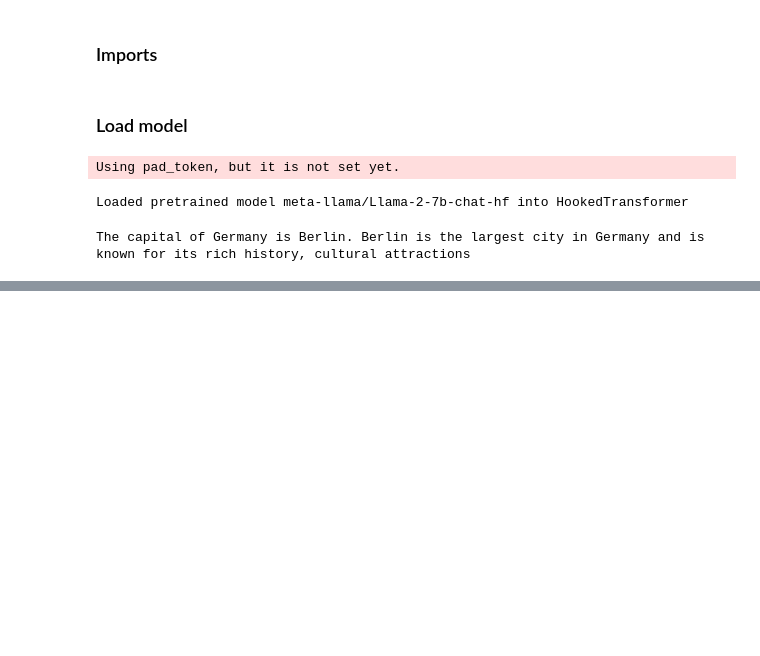
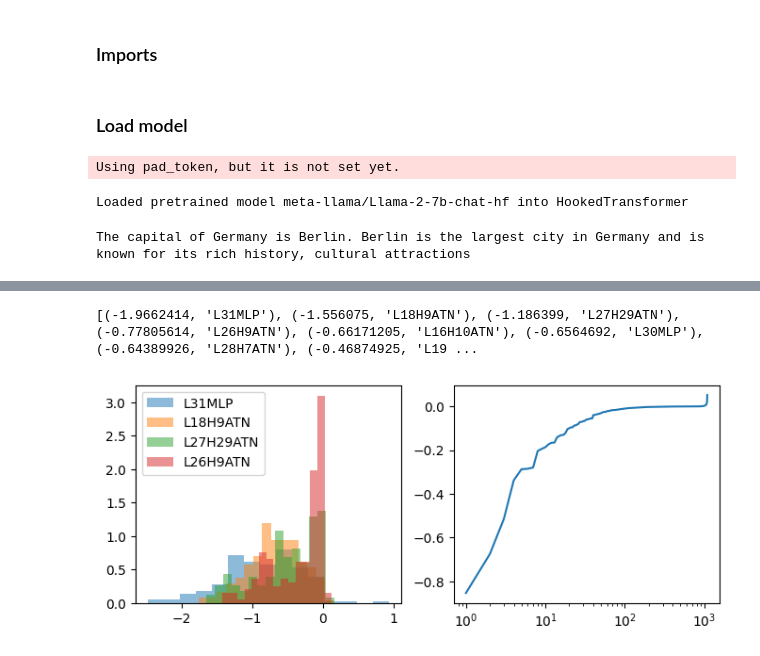
Before and after one commit to ed1d1a8d/prompt-injection-interp, a Jupyter notebook: notebooks/dontsay/dontsay-plots.ipynb, the cells around one changed output, grey strips where cells are left out. Saved outputs shown, nothing was run; the diff lists cells and outputs as text; code cells hidden in the pictures; blank space fills up the shorter version.

Commit message:
Made a nice plot and a okay table

```diff
--- a/notebooks/dontsay/dontsay-plots.ipynb
+++ b/notebooks/dontsay/dontsay-plots.ipynb
@@ -121,3 +125,0 @@ prompt_dict = dict(
-# %%
-pd_base = prompt_dict["dontsay_base"]
-cache = pd_base.cache
@@ -127,0 +159,13 @@ torch.Size([61, 4096])
+# %%
+log_bf_means = log_bf_ats.mean(axis=0)
+
+utils.plot_head_data(
+    lines=[
+        (f"log_bf_means", log_bf_means / np.log(10), labels),
+    ],
+    spacing=32,
+    title="dontsay competing, multi-component ablation",
+    yaxis_title="Log_10 Odds",
+    xaxis_title="Ablated Components (cumulative)",
+    height=420, width=800
+).show()
@@ -127,0 +174,28 @@ torch.Size([61, 4096])
+# %%
+log_bf_x_label = sorted(list(zip(log_bf_means, labels)))
+print(log_bf_x_label[:10])
+
+plt.figure(figsize=(8, 3))
+
+plt.subplot(1, 2, 1)
+for _, label in log_bf_x_label[:4]:
+    idx = labels.index(label)
+    plt.hist(
+        log_bf_ats[:, idx] / np.log(10),
+        label=label,
+        bins=15,
+        density=True,
+        alpha=0.5,
+    )
+
+# plt.hist(log_bf_means / np.log(10), bins=100, density=True)
+plt.legend()
+
+plt.subplot(1, 2, 2)
+plt.plot(np.arange(len(log_bf_means)) + 1, np.sort(log_bf_means) / np.log(10))
+plt.xscale("log")
+
+plt.show()
+# %% [output]
+[(-1.9662414, 'L31MLP'), (-1.556075, 'L18H9ATN'), (-1.186399, 'L27H29ATN'), (-0.77805614, 'L26H9ATN'), (-0.66171205, 'L16H10ATN'), (-0.6564692, 'L30MLP'), (-0.64389926, 'L28H7ATN'), (-0.46874925, 'L19 ...
+[figure, added]
```
Also changed, not shown: parts of 19 cells of this notebook, 1 other file.
